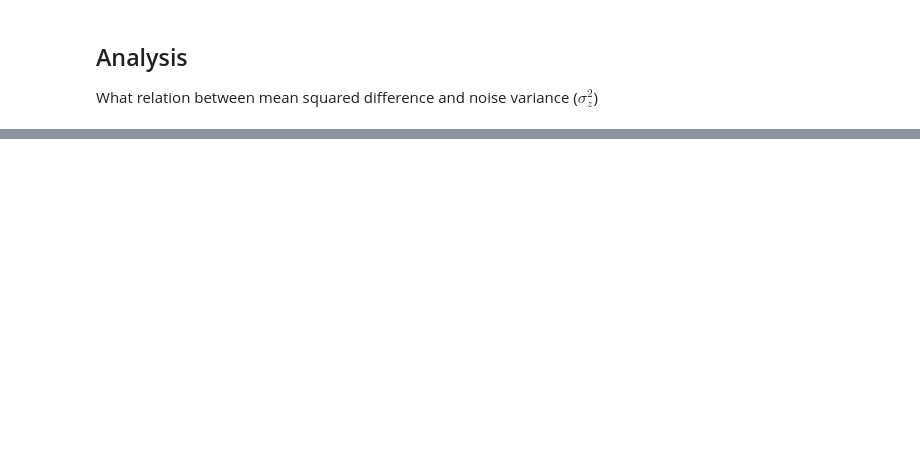
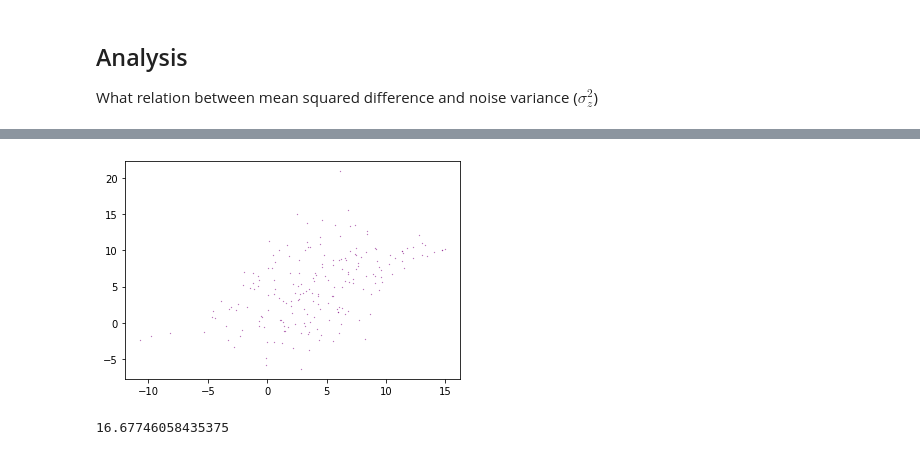
Before and after one commit to ideyedi/hy-AI-Introduction, a Jupyter notebook: Statistic/assignments/hy_stat_report.ipynb, the cells around one changed output, grey strips where cells are left out. Saved outputs shown, nothing was run; the diff lists cells and outputs as text; code cells hidden in the pictures; blank space fills up the shorter version.

```diff
--- a/Statistic/assignments/hy_stat_report.ipynb
+++ b/Statistic/assignments/hy_stat_report.ipynb
@@ -112,0 +113,10 @@ What relation between mean squared difference and noise variance ($\sigma_z^2$)
+# %%
+plt.scatter(X, Y2, c = 'purple', s = 0.05)
+plt.show()
+# %% [output]
+[figure, added]
+# %%
+mse = (np.square(Y1 - Y2)).mean(axis=None)
+f'Mean Square'mse
+# %% [output]
+16.67746058435375
```
Also changed, not shown: parts of 6 cells of this notebook.
